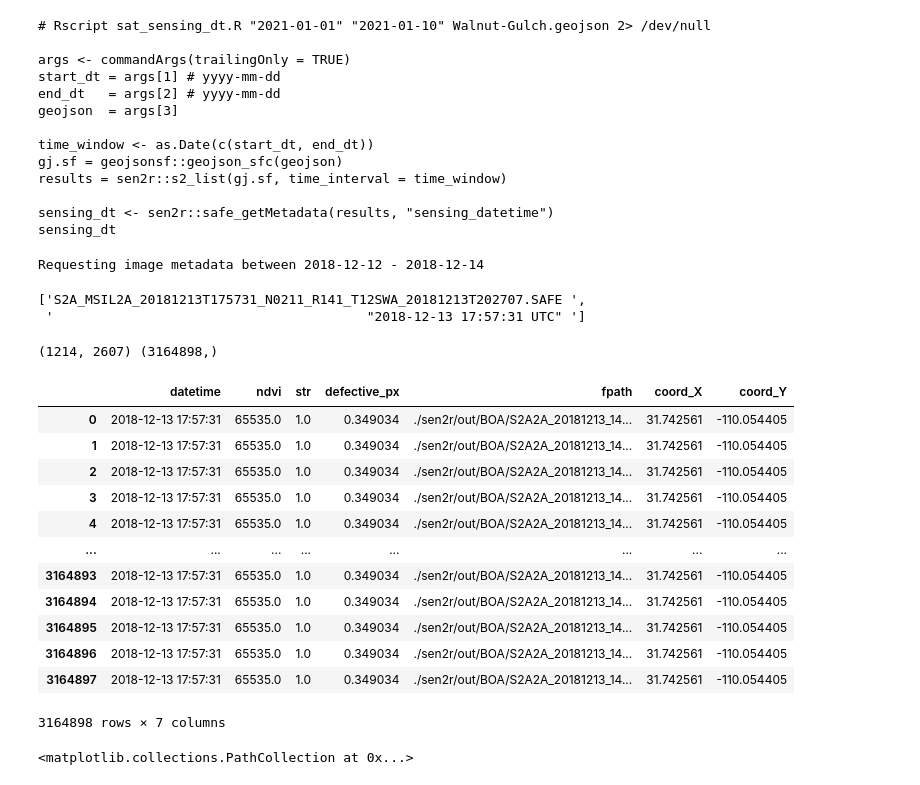
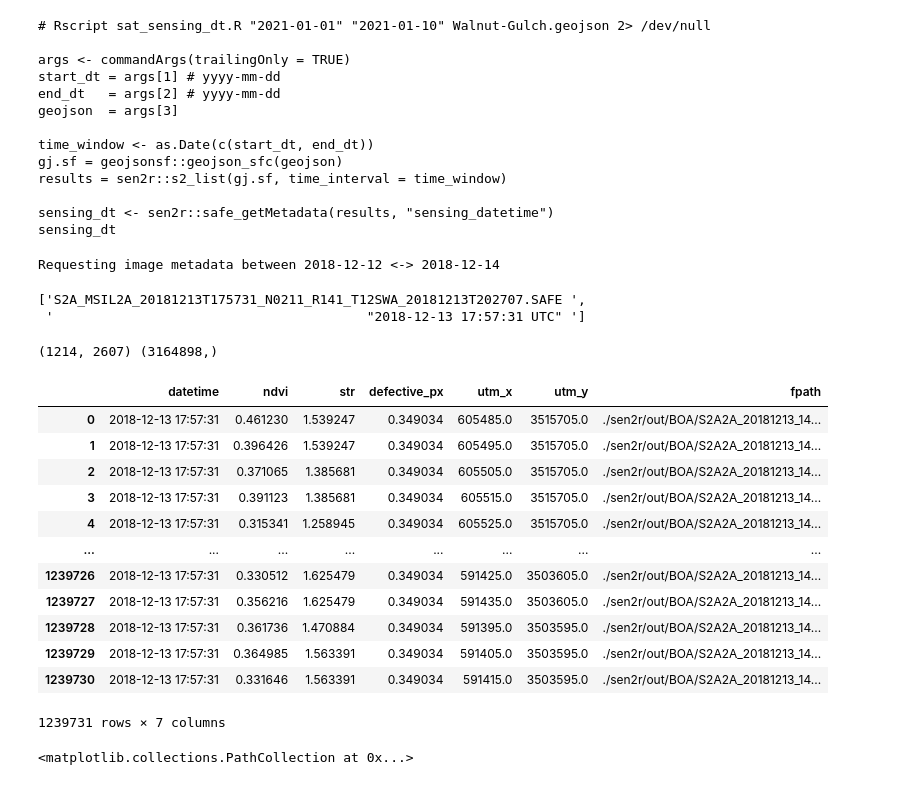
Before and after one commit to VicenteYago/OPTRAM, a Jupyter notebook: OPTRAM.ipynb, the cells around one changed output. Cells and saved outputs as stored; diff of their text form; code cells hidden in the pictures.

```diff
--- a/OPTRAM.ipynb
+++ b/OPTRAM.ipynb
@@ -305,13 +337,13 @@ end_dt   = S2_getDate(boa_fp) + datetime.timedelta(days=days_offset)
 start_dt = start_dt.strftime('%Y-%m-%d')
 end_dt   = end_dt.strftime('%Y-%m-%d')
 
-print('Requesting image metadata between %s - %s' % (start_dt, end_dt))
+print('Requesting image metadata between %s <-> %s' % (start_dt, end_dt))
 
 # bash callback:
 dts = ! Rscript ./sen2r/sat_sensing_dt.R $start_dt $end_dt ./sen2r/Walnut-Gulch.geojson 2> /dev/null
 dts
 # %% [output]
-Requesting image metadata between 2018-12-12 - 2018-12-14
+Requesting image metadata between 2018-12-12 <-> 2018-12-14
 ['S2A_MSIL2A_20181213T175731_N0211_R141_T12SWA_20181213T202707.SAFE ',
  '                                        "2018-12-13 17:57:31 UTC" ']
 # %%
@@ -321,33 +353,39 @@ print(ndvi.data.shape, np.ndarray.flatten(ndvi.data).shape)
 # %% [output]
 (1214, 2607) (3164898,)
 # %%
+dataset = boa
+val = ndvi
+no_data = dataset.nodata
+geometry = [Point(dataset.xy(x,y)[0],dataset.xy(x,y)[1]) for x,y in np.ndindex(val.shape) if val[x,y] != no_data]
+coords_utm = [ (point.x, point.y)  for point in geometry]
+utm_x, utm_y = zip(*coords_utm) # non masked pxls
+
 data = {
     'datetime' : sensing_datetime,
-    'ndvi' : np.ndarray.flatten(ndvi.data),
-    'str'  : np.ndarray.flatten(STR.data),
+    'ndvi' : np.ndarray.flatten(ndvi[~ndvi.mask]),
+    'str'  : np.ndarray.flatten(STR[~STR.mask]),
     'defective_px' : S2_defective_px_perc(np.ndarray.flatten(scl.data)),
-    'fpath' : boa_fp,
-    # TODO: Due to many soil probes, the following cols should be in another df
-    'coord_X' : TDRL1_latlong[0],
-    'coord_Y' : TDRL1_latlong[1]
+    'utm_x' : utm_x,
+    'utm_y' : utm_y,
+    'fpath' : boa_fp
 }
 
 tif_df = pd.DataFrame(data)
 tif_df
 # %% [output]
-|  | datetime | ndvi | str | defective_px | fpath | coord_X | coord_Y |
-| 0 | 2018-12-13 17:57:31 | 65535.0 | 1.0 | 0.349034 | ./sen2r/out/BOA/S2A2A_20181213_14... | 31.742561 | -110.054405 |
-| 1 | 2018-12-13 17:57:31 | 65535.0 | 1.0 | 0.349034 | ./sen2r/out/BOA/S2A2A_20181213_14... | 31.742561 | -110.054405 |
-| 2 | 2018-12-13 17:57:31 | 65535.0 | 1.0 | 0.349034 | ./sen2r/out/BOA/S2A2A_20181213_14... | 31.742561 | -110.054405 |
-| 3 | 2018-12-13 17:57:31 | 65535.0 | 1.0 | 0.349034 | ./sen2r/out/BOA/S2A2A_20181213_14... | 31.742561 | -110.054405 |
-| 4 | 2018-12-13 17:57:31 | 65535.0 | 1.0 | 0.349034 | ./sen2r/out/BOA/S2A2A_20181213_14... | 31.742561 | -110.054405 |
+|  | datetime | ndvi | str | defective_px | utm_x | utm_y | fpath |
+| 0 | 2018-12-13 17:57:31 | 0.461230 | 1.539247 | 0.349034 | 605485.0 | 3515705.0 | ./sen2r/out/BOA/S2A2A_20181213_14... |
+| 1 | 2018-12-13 17:57:31 | 0.396426 | 1.539247 | 0.349034 | 605495.0 | 3515705.0 | ./sen2r/out/BOA/S2A2A_20181213_14... |
+| 2 | 2018-12-13 17:57:31 | 0.371065 | 1.385681 | 0.349034 | 605505.0 | 3515705.0 | ./sen2r/out/BOA/S2A2A_20181213_14... |
+| 3 | 2018-12-13 17:57:31 | 0.391123 | 1.385681 | 0.349034 | 605515.0 | 3515705.0 | ./sen2r/out/BOA/S2A2A_20181213_14... |
+| 4 | 2018-12-13 17:57:31 | 0.315341 | 1.258945 | 0.349034 | 605525.0 | 3515705.0 | ./sen2r/out/BOA/S2A2A_20181213_14... |
 | ... | ... | ... | ... | ... | ... | ... | ... |
-| 3164893 | 2018-12-13 17:57:31 | 65535.0 | 1.0 | 0.349034 | ./sen2r/out/BOA/S2A2A_20181213_14... | 31.742561 | -110.054405 |
-| 3164894 | 2018-12-13 17:57:31 | 65535.0 | 1.0 | 0.349034 | ./sen2r/out/BOA/S2A2A_20181213_14... | 31.742561 | -110.054405 |
-| 3164895 | 2018-12-13 17:57:31 | 65535.0 | 1.0 | 0.349034 | ./sen2r/out/BOA/S2A2A_20181213_14... | 31.742561 | -110.054405 |
-| 3164896 | 2018-12-13 17:57:31 | 65535.0 | 1.0 | 0.349034 | ./sen2r/out/BOA/S2A2A_20181213_14... | 31.742561 | -110.054405 |
-| 3164897 | 2018-12-13 17:57:31 | 65535.0 | 1.0 | 0.349034 | ./sen2r/out/BOA/S2A2A_20181213_14... | 31.742561 | -110.054405 |
+| 1239726 | 2018-12-13 17:57:31 | 0.330512 | 1.625479 | 0.349034 | 591425.0 | 3503605.0 | ./sen2r/out/BOA/S2A2A_20181213_14... |
+| 1239727 | 2018-12-13 17:57:31 | 0.356216 | 1.625479 | 0.349034 | 591435.0 | 3503605.0 | ./sen2r/out/BOA/S2A2A_20181213_14... |
+| 1239728 | 2018-12-13 17:57:31 | 0.361736 | 1.470884 | 0.349034 | 591395.0 | 3503595.0 | ./sen2r/out/BOA/S2A2A_20181213_14... |
+| 1239729 | 2018-12-13 17:57:31 | 0.364985 | 1.563391 | 0.349034 | 591405.0 | 3503595.0 | ./sen2r/out/BOA/S2A2A_20181213_14... |
+| 1239730 | 2018-12-13 17:57:31 | 0.331646 | 1.563391 | 0.349034 | 591415.0 | 3503595.0 | ./sen2r/out/BOA/S2A2A_20181213_14... |
-3164898 rows × 7 columns
+1239731 rows × 7 columns
 # %%
 tif_df.drop(tif_df[tif_df.loc[:,"ndvi"] > 1].index, inplace=True)
 # %%
```
Also changed, not shown: parts of 26 cells of this notebook.
